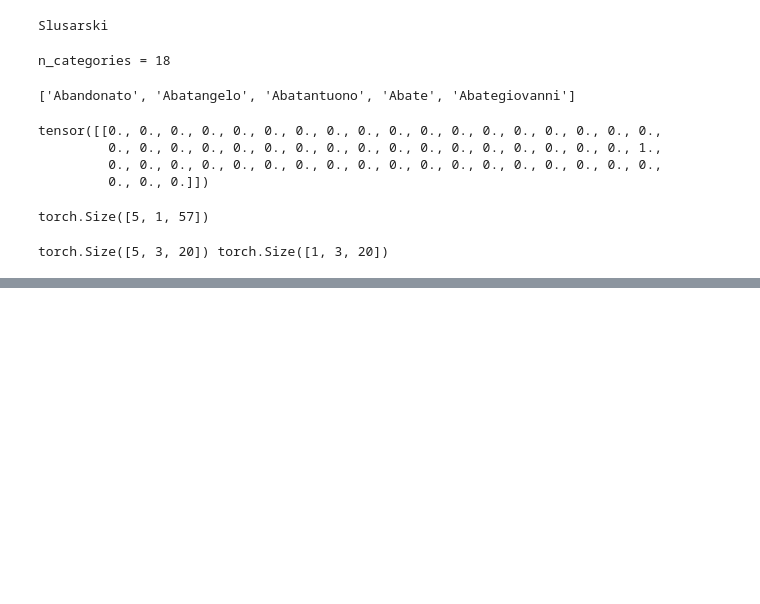
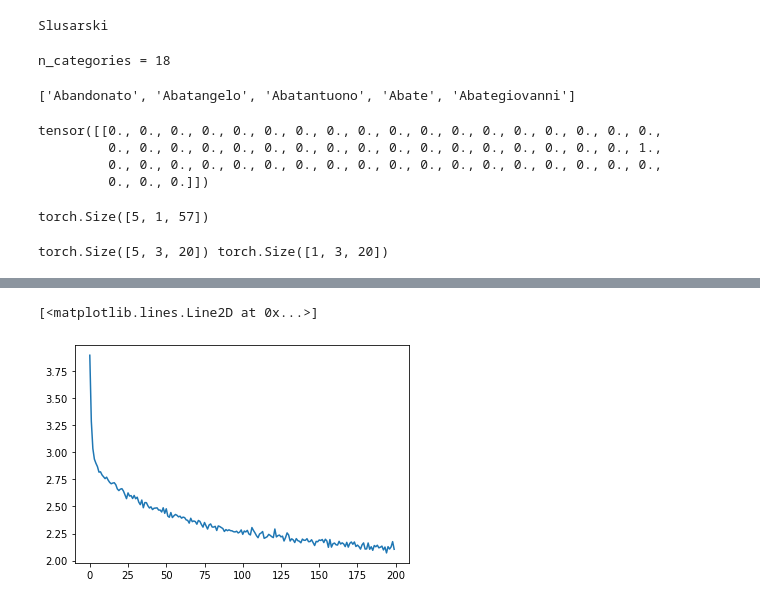
Before and after one commit to e8035669/torch-learning, a Jupyter notebook: python/06-rnn-learning/rnn_practice.ipynb, the cells around one changed output, grey strips where cells are left out. Cells and saved outputs as stored; diff of their text form; code cells hidden in the pictures; blank space fills up the shorter version.

```diff
--- a/python/06-rnn-learning/rnn_practice.ipynb
+++ b/python/06-rnn-learning/rnn_practice.ipynb
@@ -303,0 +525,8 @@ plt.show()
+# %%
+def randomTrainingExample():
+    category, line = randomTrainingPair()
+    category_tensor = categoryTensor(category)
+    input_line_tensor = inputTensor(line)
+    target_line_tensor = targetTensor(line)
+    # print(category_tensor.size(), input_line_tensor.size())
+    return torch.cat((torch.stack([category_tensor] * input_line_tensor.size(0)), input_line_tensor), 2), target_line_tensor
@@ -303,0 +577,31 @@ plt.show()
+# %%
+import time
+import math
+
+def timeSince(since):
+    now = time.time()
+    s = now - since
+    m = math.floor(s / 60)
+    s -= m * 60
+    return '%dm %ds' % (m, s)
+# %%
+rnn = MyRNN2(n_categories + n_letters, 128, n_letters)
+
+n_iters = 100000
+print_every = 5000
+plot_every = 500
+all_losses = []
+total_loss = 0 # Reset every plot_every iters
+
+start = time.time()
+
+for iter in range(1, n_iters + 1):
+    output, loss = train(*randomTrainingExample())
+    total_loss += loss
+
+    if iter % print_every == 0:
+        print('%s (%d %d%%) %.4f' % (timeSince(start), iter, iter / n_iters * 100, loss))
+
+    if iter % plot_every == 0:
+        all_losses.append(total_loss / plot_every)
+        total_loss = 0
@@ -303,0 +629,8 @@ plt.show()
+# %%
+import matplotlib.pyplot as plt
+
+plt.figure()
+plt.plot(all_losses)
+# %% [output]
+[<matplotlib.lines.Line2D at 0x...>]
+[figure, added]
```
Also changed, not shown: parts of 26 cells of this notebook.
